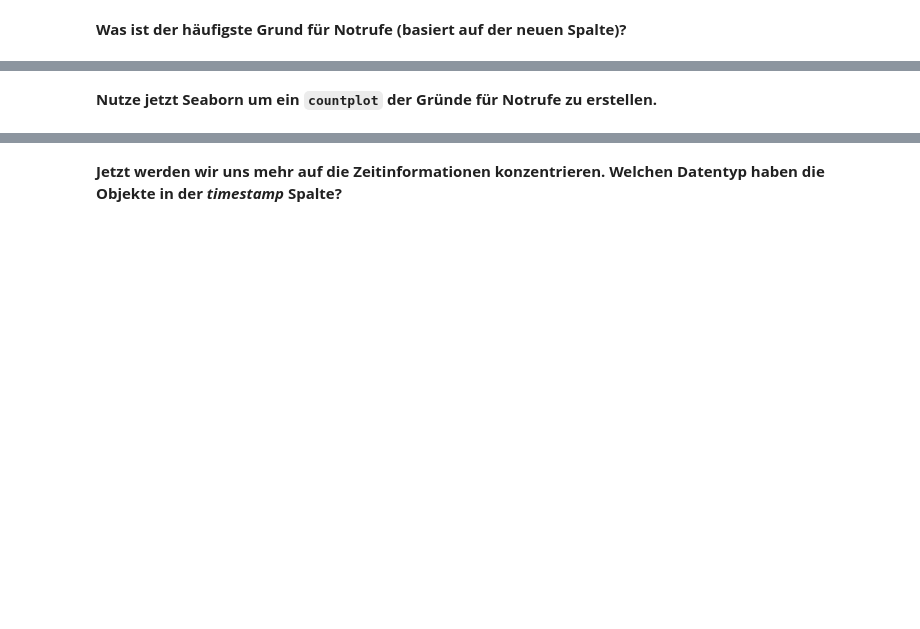
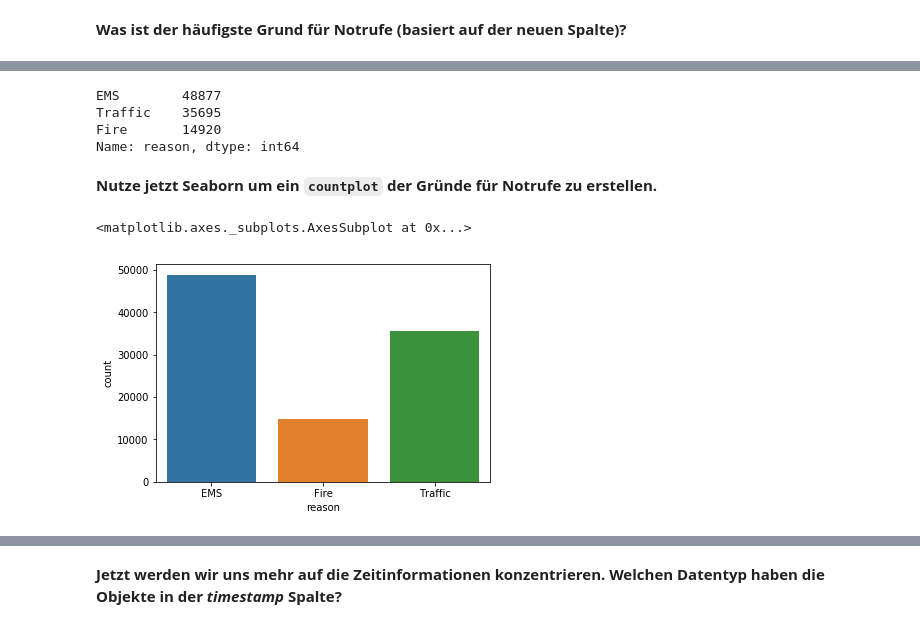
Before and after one commit to TobiasWulf/Python-DataScience-MachineLearning-Master, a Jupyter notebook: 4-Daten Meilenstein Projekte/1-911 Anrufe Projekt - Aufgabe.ipynb, the cells around one changed output, grey strips where cells are left out. Saved outputs shown, nothing was run; the diff lists cells and outputs as text; code cells hidden in the pictures; blank space fills up the shorter version.

```diff
--- a/4-Daten Meilenstein Projekte/1-911 Anrufe Projekt - Aufgabe.ipynb
+++ b/4-Daten Meilenstein Projekte/1-911 Anrufe Projekt - Aufgabe.ipynb
@@ -23,4 +31,6 @@ Folge jetzt dem Notebook und versuche alle Aufgaben zu lösen oder Fragen zu bea
 # %% [markdown]
 **Lese das "911.csv" als DataFrame mit Namen df ein.**
+# %%
+c911 = pd.read_csv('911.csv')
 # %% [markdown]
 **Schaue dir die Infos zum DataFrame an.**
@@ -88,0 +102,2 @@ Zum Beispiel, wenn der Titel "EMS: BACK PAINS/INJURY" lautet, dann soll in der S
+# %%
+c911['reason'] = c911['title'].apply(lambda x: x.split(': ')[0])
@@ -97,4 +110,15 @@ Name: Reason, dtype: int64
+# %%
+c911['reason'].value_counts()
+# %% [output]
+EMS        48877
+Traffic    35695
+Fire       14920
+Name: reason, dtype: int64
 # %% [markdown]
 **Nutze jetzt Seaborn um ein `countplot` der Gründe für Notrufe zu erstellen.**
 # %%
 # Dein Code
+sns.countplot(data=c911, x='reason')
+# %% [output]
+<matplotlib.axes._subplots.AxesSubplot at 0x...>
+[figure, added]
```
Also changed, not shown: parts of 45 cells of this notebook.
